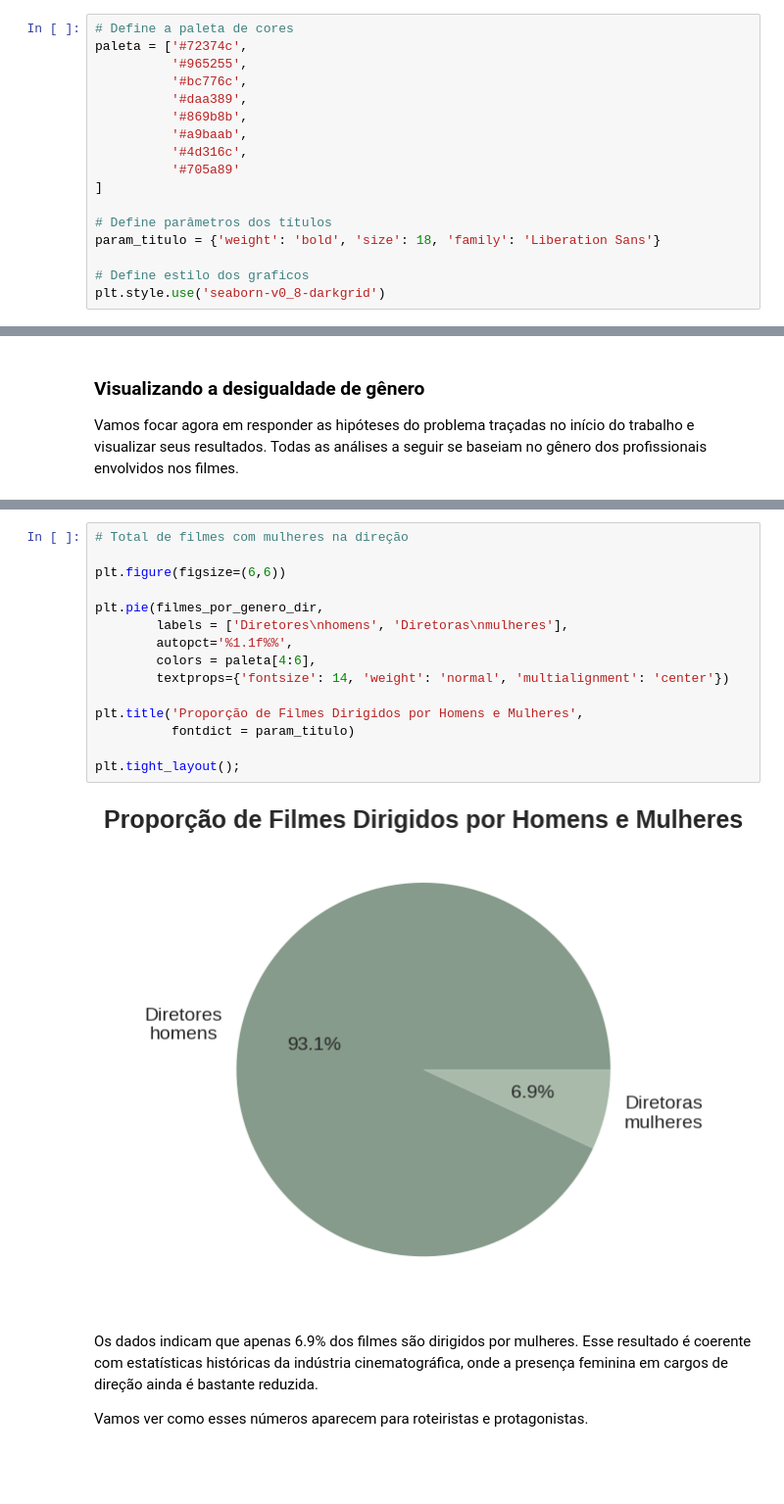
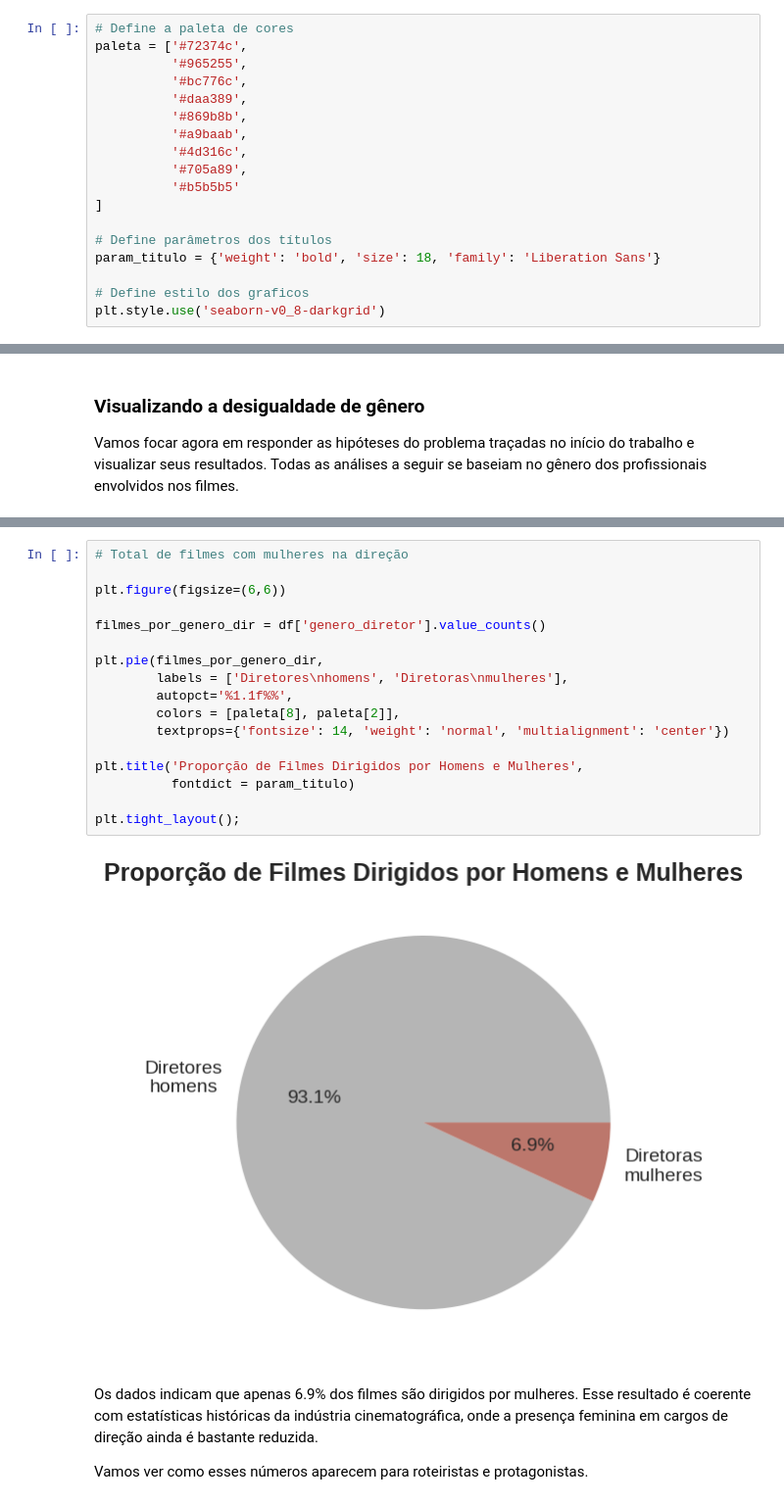
Before and after one commit to lauragonzaga/MVP-Representatividade-Feminina-no-Cinema, a Jupyter notebook: MVP_Representatividade_Feminina_no_Cinema.ipynb, the cells around one changed output, grey strips where cells are left out. Shown at 98% size. Cells and saved outputs as stored; diff of their text form; blank space fills up the shorter version.

```diff
--- a/MVP_Representatividade_Feminina_no_Cinema.ipynb
+++ b/MVP_Representatividade_Feminina_no_Cinema.ipynb
@@ -541,7 +541,8 @@ paleta = ['#72374c',
           '#869b8b',
           '#a9baab',
           '#4d316c',
-          '#705a89'
+          '#705a89',
+          '#b5b5b5'
 ]
 
 # Define parâmetros dos títulos
@@ -718,20 +713,22 @@ filmes_por_genero_dir = df['genero_diretor'].value_counts()
 # %%
 # Total de filmes com mulheres na direção
 
 plt.figure(figsize=(6,6))
 
+filmes_por_genero_dir = df['genero_diretor'].value_counts()
+
 plt.pie(filmes_por_genero_dir,
         labels = ['Diretores\nhomens', 'Diretoras\nmulheres'],
         autopct='%1.1f%%',
-        colors = paleta[4:6],
+        colors = [paleta[8], paleta[2]],
         textprops={'fontsize': 14, 'weight': 'normal', 'multialignment': 'center'})
 
 plt.title('Proporção de Filmes Dirigidos por Homens e Mulheres',
           fontdict = param_titulo)
 
 plt.tight_layout();
 # %% [output]
-[figure, old version]
+[figure, new version]
 # %% [markdown]
 Os dados indicam que apenas 6.9% dos filmes são dirigidos por mulheres. Esse resultado é coerente com estatísticas históricas da indústria cinematográfica, onde a presença feminina em cargos de direção ainda é bastante reduzida.
 
```
Also changed, not shown: parts of 10 cells of this notebook.
